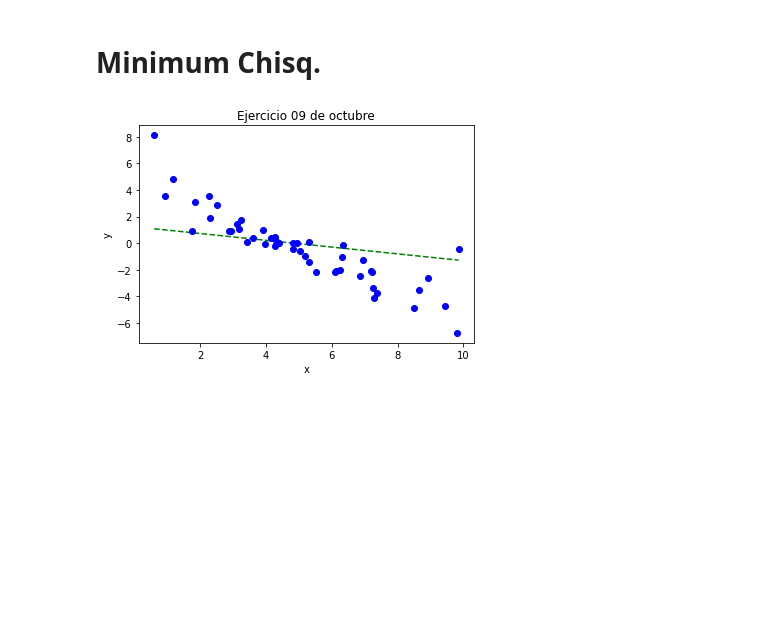
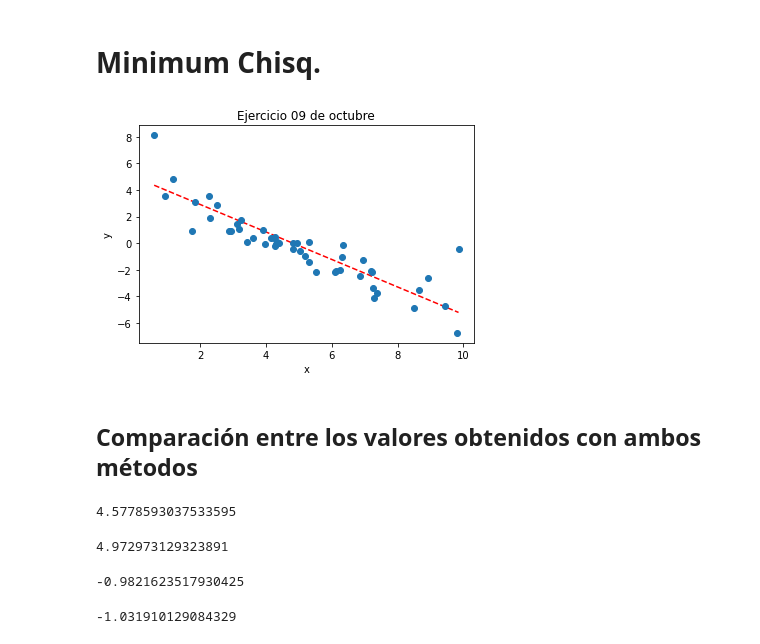
Before and after one commit to DCIDA2019/dcida2020ii-JJRamirezR, a Jupyter notebook: Oct9/ejercicio.ipynb, the cells around one changed output. Saved outputs shown, nothing was run; the diff lists cells and outputs as text; code cells hidden in the pictures; blank space fills up the shorter version.

```diff
--- a/Oct9/ejercicio.ipynb
+++ b/Oct9/ejercicio.ipynb
@@ -42,29 +42,45 @@ import scipy.optimize as opt
 x = A[0]
 y = A[1]
 erry = A[2]
-#valores iniciales de a y b
-beta=(0.1,0.1)
 
 # funcion modelo
 def f(x, b0, b1):
     return b0 + b1*x
 
-ym = f(x, *beta)
-
 # función residual
 def g(beta):
-    return np.sum((y - f(x, *beta)/erry)**2)
+    return np.sum((y - f(x, *beta))**2/erry)
 
 # comenzamos la optimización
+#valores iniciales de a y b
 beta_start = (0, 0)
+#Función de minimizar de scipy
 beta_opt = opt.minimize(g, beta_start)
 ych2=beta_opt.x[0]+A[0]*beta_opt.x[1]
 # %%
-plt.plot(A[0],ych2,'g--')
-plt.plot(A[0],A[1], 'bo')
+plt.plot(A[0],ych2,'r--')
+plt.plot(A[0],A[1], 'o')
 plt.xlabel('x')
 plt.ylabel('y')
 plt.title('Ejercicio 09 de octubre')
 plt.show()
 # %% [output]
-[figure, old version]
+[figure, new version]
+# %% [markdown]
+## Comparación entre los valores obtenidos con ambos métodos
+# %%
+beta0
+# %% [output]
+4.5778593037533595
+# %%
+beta_opt.x[0]
+# %% [output]
+4.972973129323891
+# %%
+beta1
+# %% [output]
+-0.9821623517930425
+# %%
+beta_opt.x[1]
+# %% [output]
+-1.031910129084329
```
